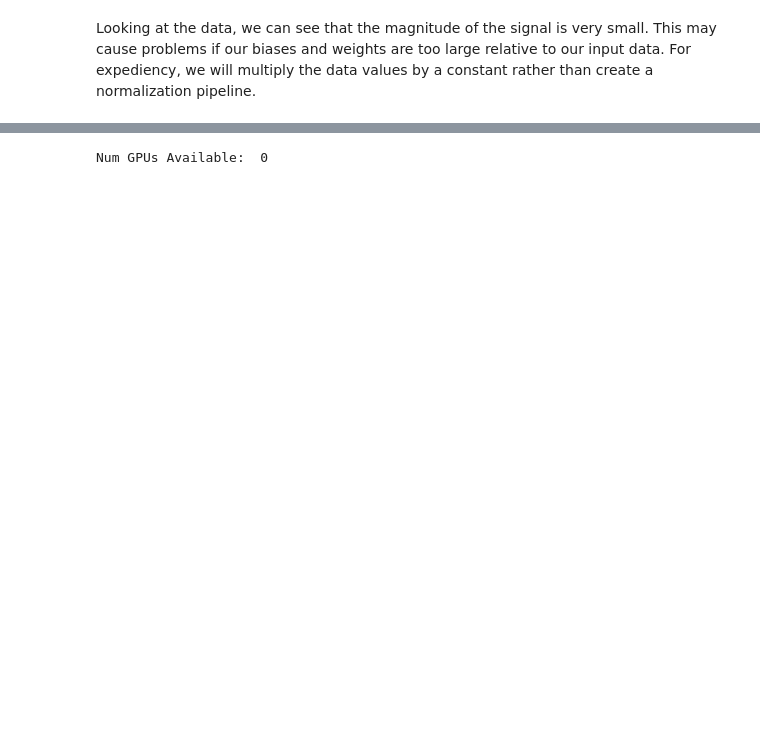
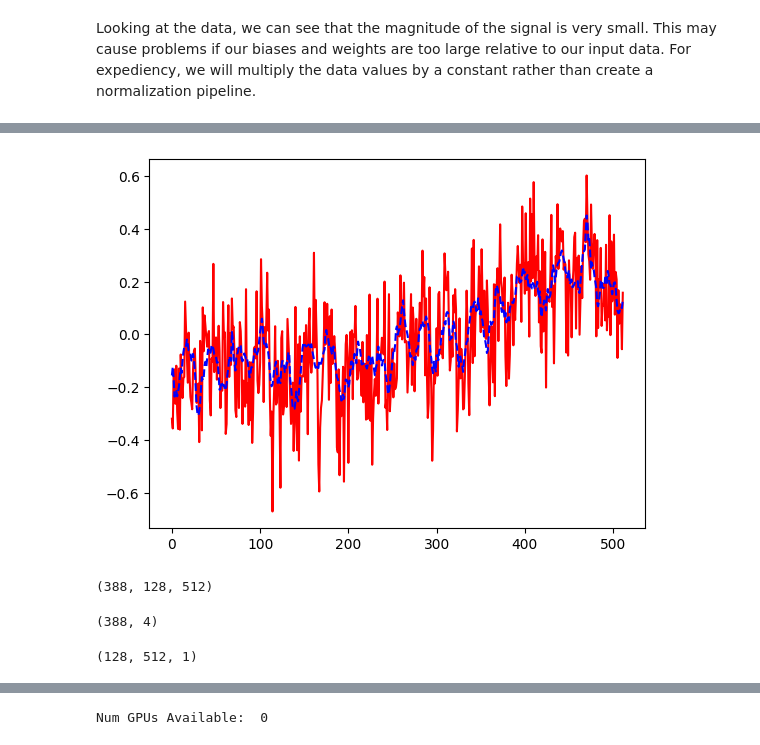
Before and after one commit to nelewerner/ml-project, a Jupyter notebook: inner-speech-drake.ipynb, the cells around one changed output, grey strips where cells are left out. Saved outputs shown, nothing was run; the diff lists cells and outputs as text; code cells hidden in the pictures; blank space fills up the shorter version.

```diff
--- a/inner-speech-drake.ipynb
+++ b/inner-speech-drake.ipynb
@@ -135,6 +115,31 @@ Now that we have seen our data, we will build our CNN to train and fit onto our
 # %%
 # split data into train and test set
-X_train, X_test, y_train, y_test = train_test_split(X, y, test_size=0.125)
+X_trainval, X_test, y_trainval, y_test = train_test_split(X_resize, y, test_size=0.1)
+# %%
+# split off our validation data set
+X_train1, X_val, y_train1, y_val = train_test_split(X_trainval, y_trainval, test_size=0.1)
+# %%
+data_shape = X_train1.shape
+noise = np.random.normal(loc=0.0, scale=0.15, size=data_shape)
+X_noisy = np.add(X_train1, noise)
+plt.plot(X_noisy[1,64,:],'r');
+plt.plot(X_train1[1,64,:], 'b--');
+# %% [output]
+[figure, added]
+# %%
+X_train = np.concatenate((X_train1,X_noisy))
+print(X_train.shape)
+
+y_train = np.concatenate((y_train1,y_train1))
+y_train.shape
+# %% [output]
+(388, 128, 512)
+(388, 4)
+# %%
+input_shape = (X_train.shape[1],X_train.shape[2],1)
+print(input_shape)
+# %% [output]
+(128, 512, 1)
 # %%
 print(X_train.shape)
 print(X_test.shape)
```
Also changed, not shown: parts of 23 cells of this notebook.
